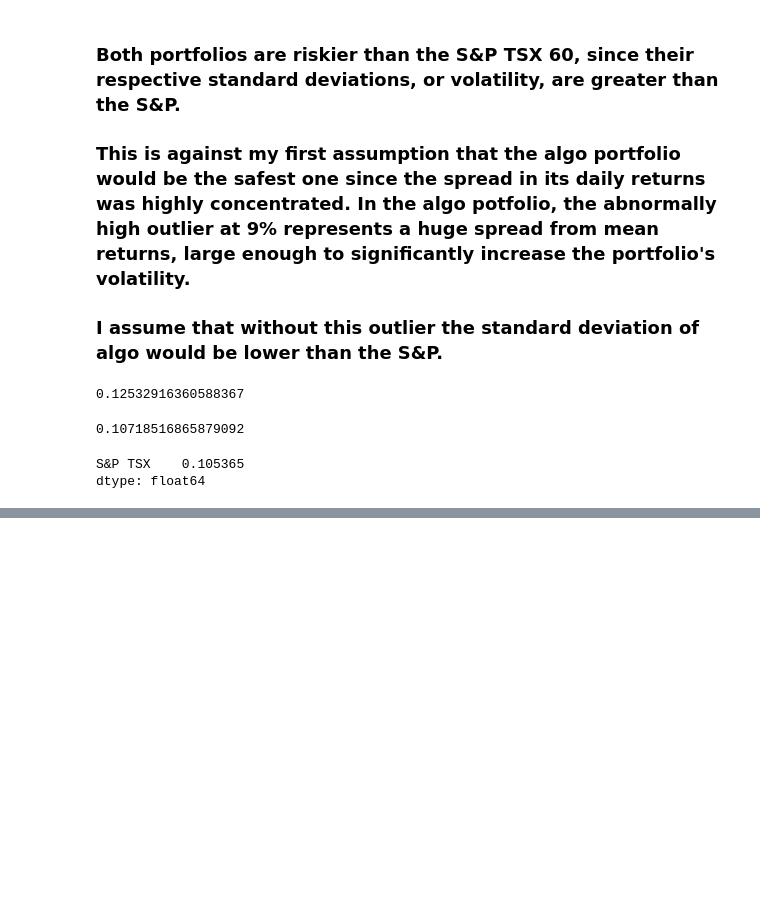
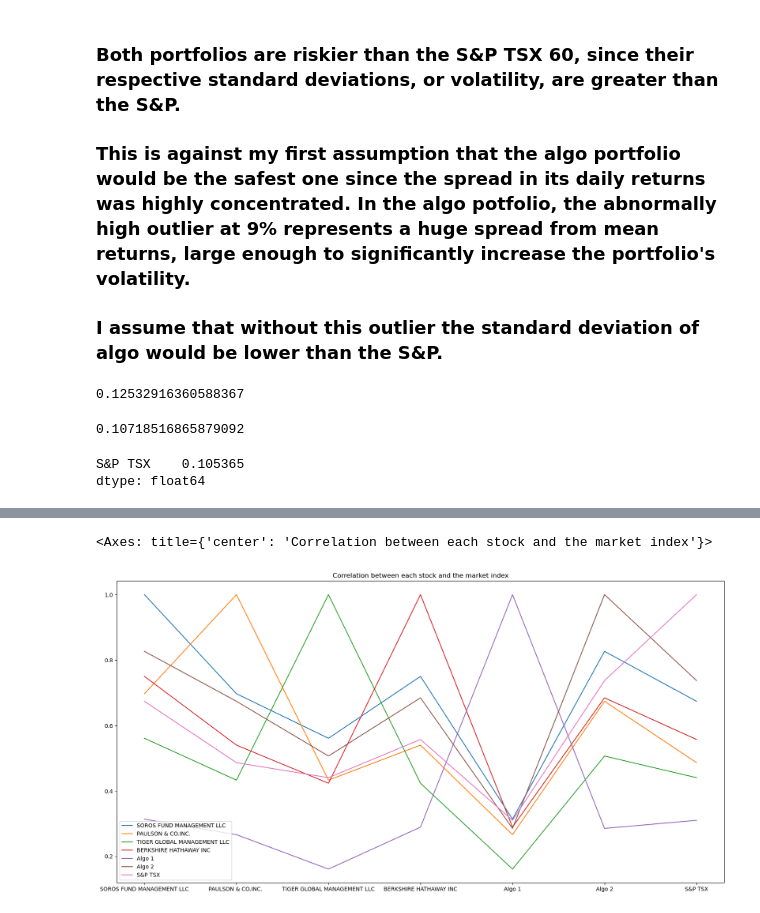
Before and after one commit to sophiepearldgn/Module-4, a Jupyter notebook: Module4.ipynb, the cells around one changed output, grey strips where cells are left out. Cells and saved outputs as stored; diff of their text form; code cells hidden in the pictures; blank space fills up the shorter version.

```diff
--- a/Module4.ipynb
+++ b/Module4.ipynb
@@ -585,0 +674,5 @@ dtype: float64
+# %%
+df.corr().plot(figsize=(20,10), title = "Correlation between each stock and the market index")
+# %% [output]
+<Axes: title={'center': 'Correlation between each stock and the market index'}>
+[figure, added]
```
Also changed, not shown: parts of 22 cells of this notebook.
